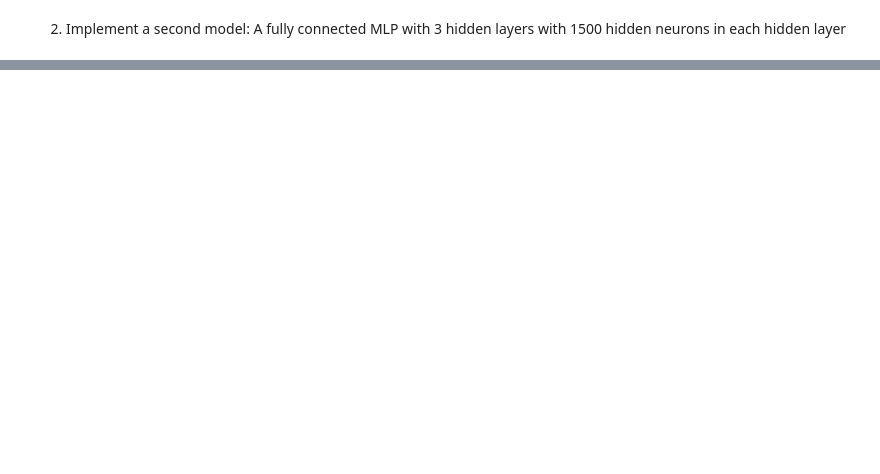
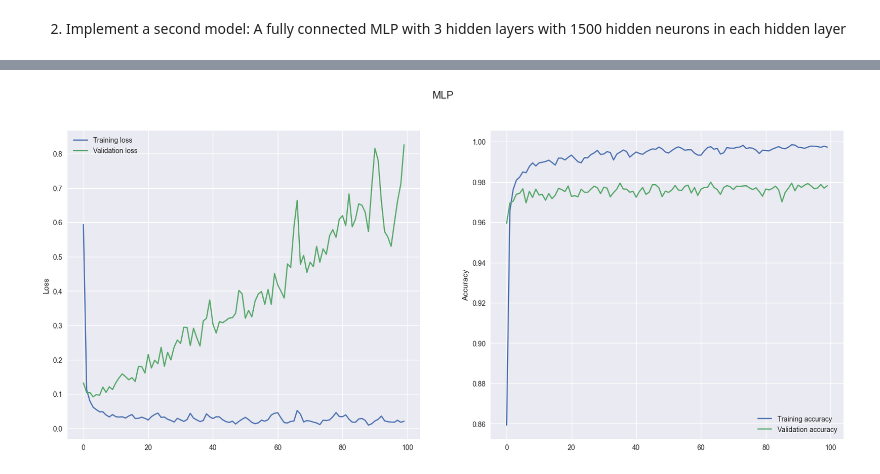
Before and after one commit to Javiermateor/Machine-Intelligence-I, a Jupyter notebook: Exercises/Exercise_06.ipynb, the cells around one changed output, grey strips where cells are left out. Cells and saved outputs as stored; diff of their text form; code cells hidden in the pictures; blank space fills up the shorter version.

```diff
--- a/Exercises/Exercise_06.ipynb
+++ b/Exercises/Exercise_06.ipynb
@@ -192,0 +182,27 @@ _________________________________________________________________
+# %%
+# Plot the results of the model
+plt.style.use('seaborn')
+fig2 = plt.figure(figsize=(20, 8))
+fig2.suptitle('MLP', fontsize=15)
+
+# Plot the training and validation loss
+
+ax1 = fig2.add_subplot(121)
+
+ax1.plot(model_mlphistory.history['loss'], label='Training loss')
+ax1.plot(model_mlphistory.history['val_loss'], label='Validation loss')
+ax1.set_ylabel('Loss')
+plt.legend()
+
+# Plot the training and validation accuracy
+
+ax2 = fig2.add_subplot(122)
+
+ax2.plot(model_mlphistory.history['accuracy'], label='Training accuracy')
+ax2.plot(model_mlphistory.history['val_accuracy'], label='Validation accuracy')
+ax2.set_ylabel('Accuracy')
+plt.legend()
+
+plt.show()
+# %% [output]
+[figure, added]
```
Also changed, not shown: parts of 7 cells of this notebook.
